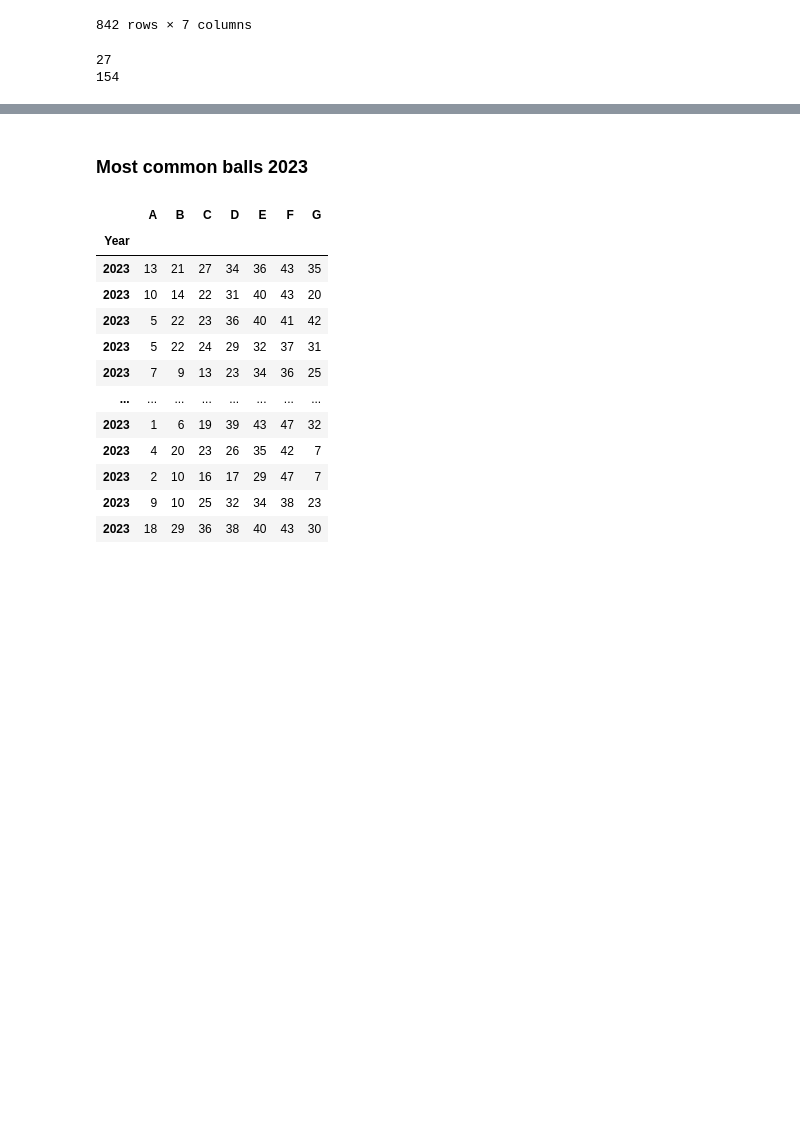
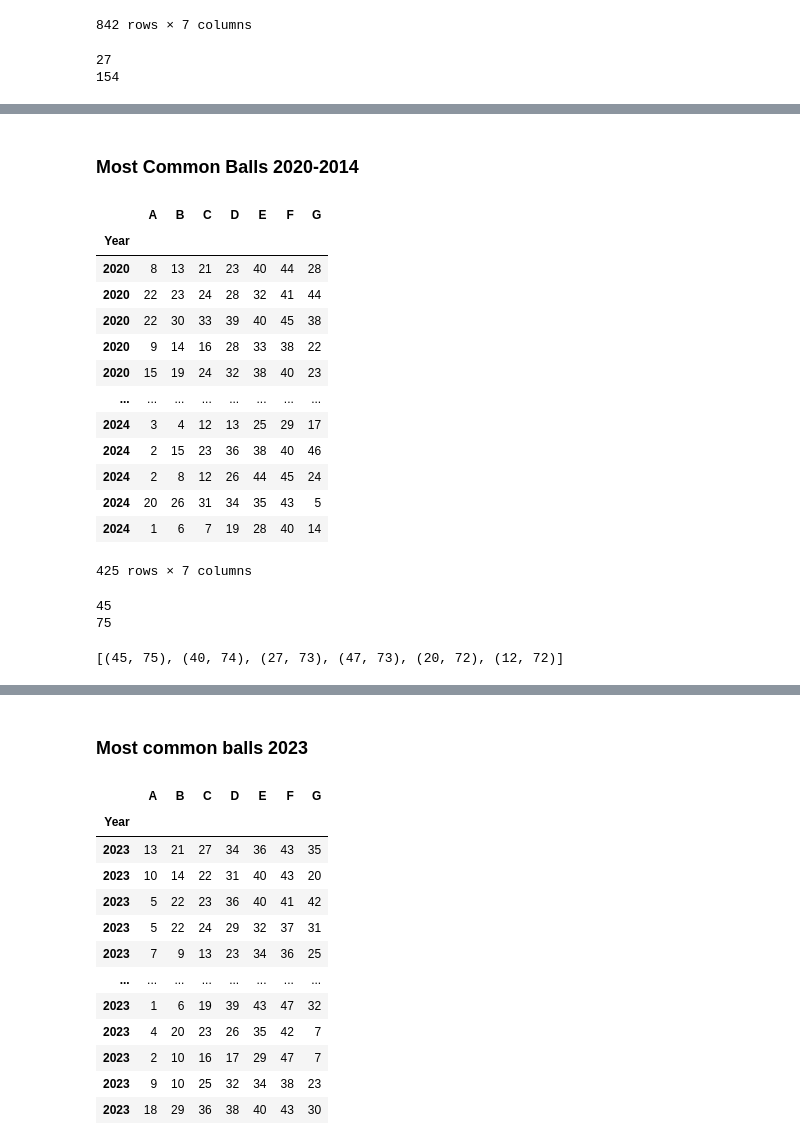
Before and after one commit to killfoley/Lotto-Scraping, a Jupyter notebook: Lotto results notebook.ipynb, the cells around one changed output, grey strips where cells are left out. Saved outputs shown, nothing was run; the diff lists cells and outputs as text; code cells hidden in the pictures; blank space fills up the shorter version.

```diff
--- a/Lotto results notebook.ipynb
+++ b/Lotto results notebook.ipynb
@@ -1015,0 +907,34 @@ for r in dictionary_numbers_22_sorted[:20]:
+# %% [markdown]
+### Most Common Balls 2020-2014
+# %%
+df_numbers20_24 = df_lotto_all.loc[2020:2024]
+df_numbers20_24
+# %% [output]
+|  | A | B | C | D | E | F | G |
+| Year |  |  |  |  |  |  |  |
+| 2020 | 8 | 13 | 21 | 23 | 40 | 44 | 28 |
+| 2020 | 22 | 23 | 24 | 28 | 32 | 41 | 44 |
+| 2020 | 22 | 30 | 33 | 39 | 40 | 45 | 38 |
+| 2020 | 9 | 14 | 16 | 28 | 33 | 38 | 22 |
+| 2020 | 15 | 19 | 24 | 32 | 38 | 40 | 23 |
+| ... | ... | ... | ... | ... | ... | ... | ... |
+| 2024 | 3 | 4 | 12 | 13 | 25 | 29 | 17 |
+| 2024 | 2 | 15 | 23 | 36 | 38 | 40 | 46 |
+| 2024 | 2 | 8 | 12 | 26 | 44 | 45 | 24 |
+| 2024 | 20 | 26 | 31 | 34 | 35 | 43 | 5 |
+| 2024 | 1 | 6 | 7 | 19 | 28 | 40 | 14 |
+425 rows × 7 columns
+# %%
+NumsToList20_24 = list(df_numbers20_24.values.T.flatten())
+most_common_20_24,num_most_common_20_24 = Counter(NumsToList20_24).most_common(1)[0]
+print(most_common_20_24)
+print(num_most_common_20_24)
+# %% [output]
+45
+75
+# %%
+# find the 6 most common numbers in the list in 2017-2024
+most_common_20_24 = Counter(NumsToList20_24).most_common(6)
+most_common_20_24
+# %% [output]
+[(45, 75), (40, 74), (27, 73), (47, 73), (20, 72), (12, 72)]
```
Also changed, not shown: parts of 75 cells of this notebook.
